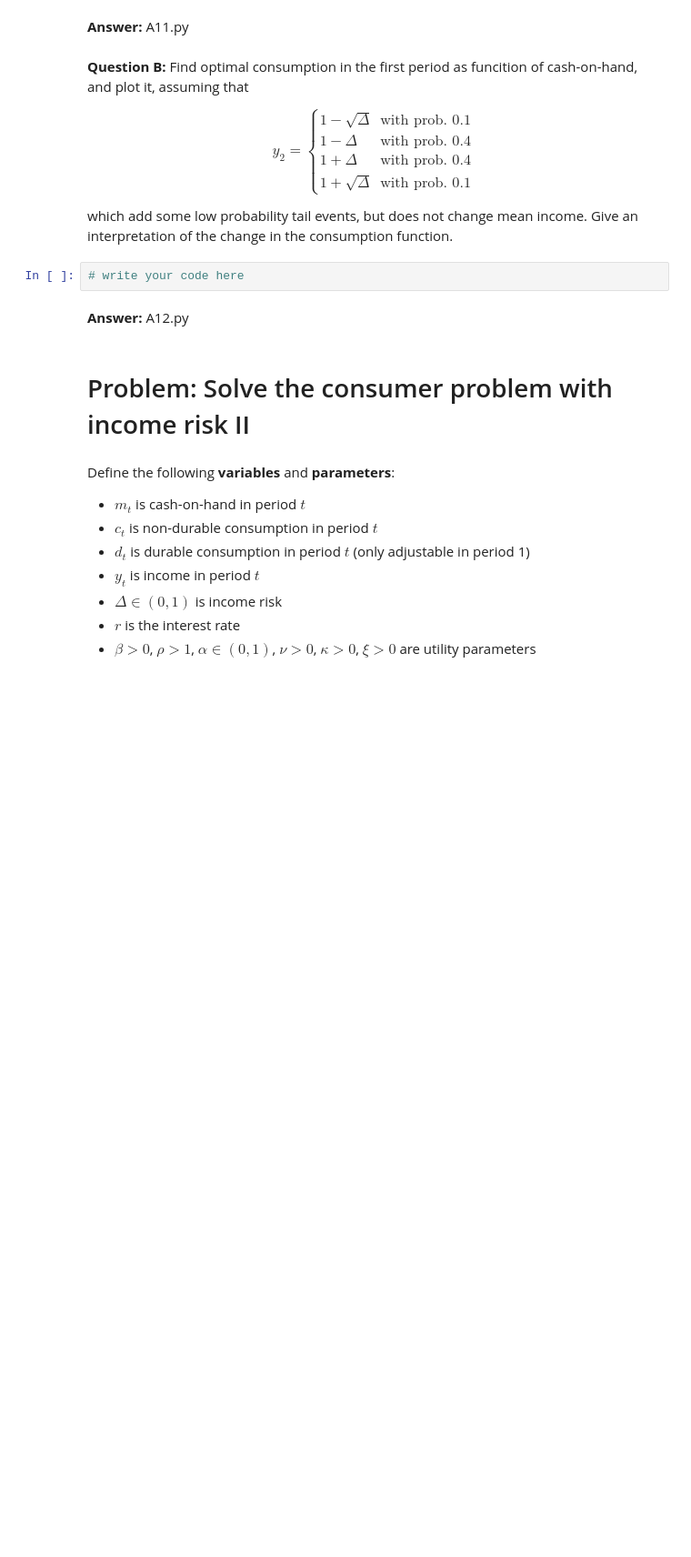
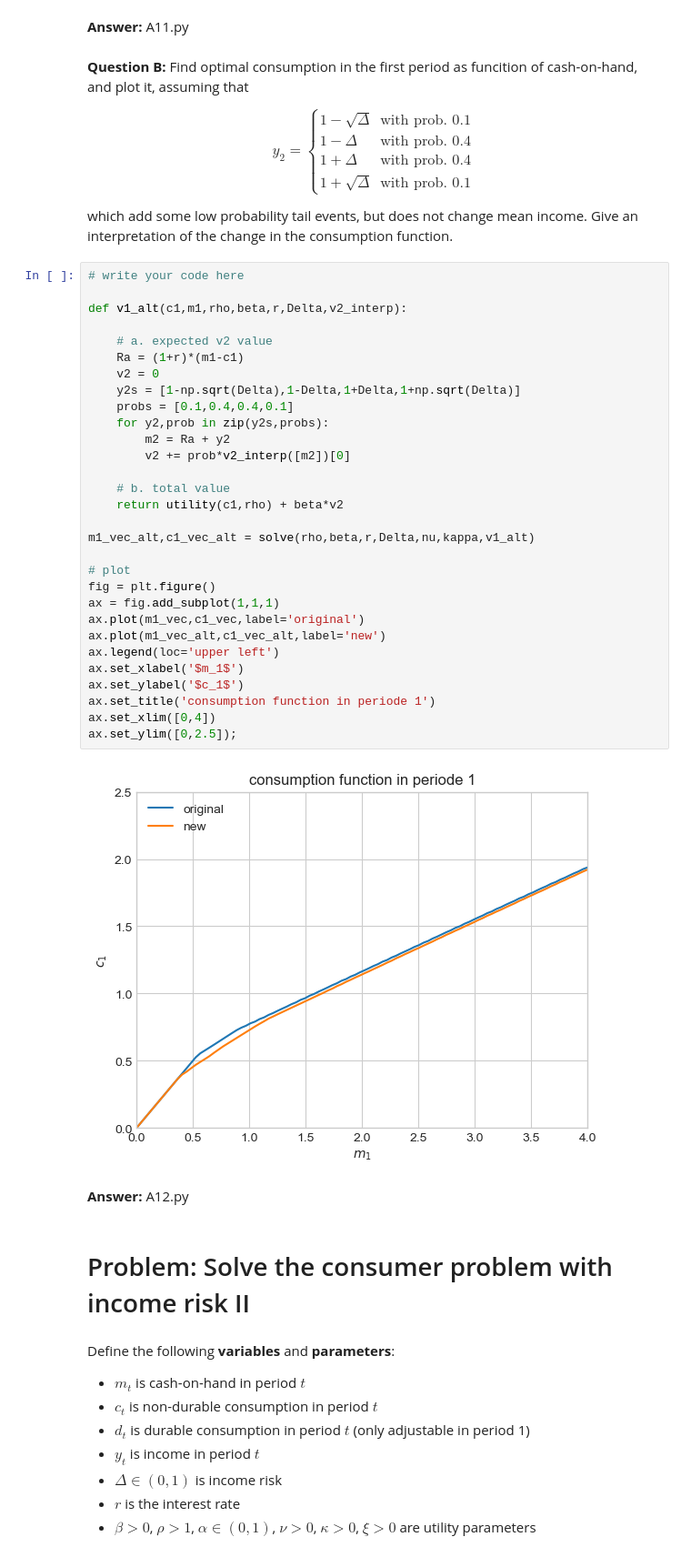
Before and after one commit to RosaMeyer/IntroProg-exercises, a Jupyter notebook: PS7/problem_set_7.ipynb, the cells around one changed output. Shown at 91% size. Drawn from its saved outputs; the diff is of its cells as text; blank space fills up the shorter version.

```diff
--- a/PS7/problem_set_7.ipynb
+++ b/PS7/problem_set_7.ipynb
@@ -593,8 +634,38 @@ y_{2} = \begin{cases}
 $$
 
 which add some low probability tail events, but does not change mean income. Give an interpretation of the change in the consumption function.
-# %%
-# write your code here
+# %%
+# write your code here
+
+def v1_alt(c1,m1,rho,beta,r,Delta,v2_interp):
+
+    # a. expected v2 value
+    Ra = (1+r)*(m1-c1)
+    v2 = 0
+    y2s = [1-np.sqrt(Delta),1-Delta,1+Delta,1+np.sqrt(Delta)]
+    probs = [0.1,0.4,0.4,0.1]
+    for y2,prob in zip(y2s,probs):
+        m2 = Ra + y2
+        v2 += prob*v2_interp([m2])[0]
+
+    # b. total value
+    return utility(c1,rho) + beta*v2
+
+m1_vec_alt,c1_vec_alt = solve(rho,beta,r,Delta,nu,kappa,v1_alt)
+
+# plot
+fig = plt.figure()
+ax = fig.add_subplot(1,1,1)
+ax.plot(m1_vec,c1_vec,label='original')
+ax.plot(m1_vec_alt,c1_vec_alt,label='new')
+ax.legend(loc='upper left')
+ax.set_xlabel('$m_1$')
+ax.set_ylabel('$c_1$')
+ax.set_title('consumption function in periode 1')
+ax.set_xlim([0,4])
+ax.set_ylim([0,2.5]);
+# %% [output]
+[figure, added]
 # %% [markdown]
 **Answer:** A12.py
 # %% [markdown]
```
Also changed, not shown: parts of 5 cells of this notebook.
